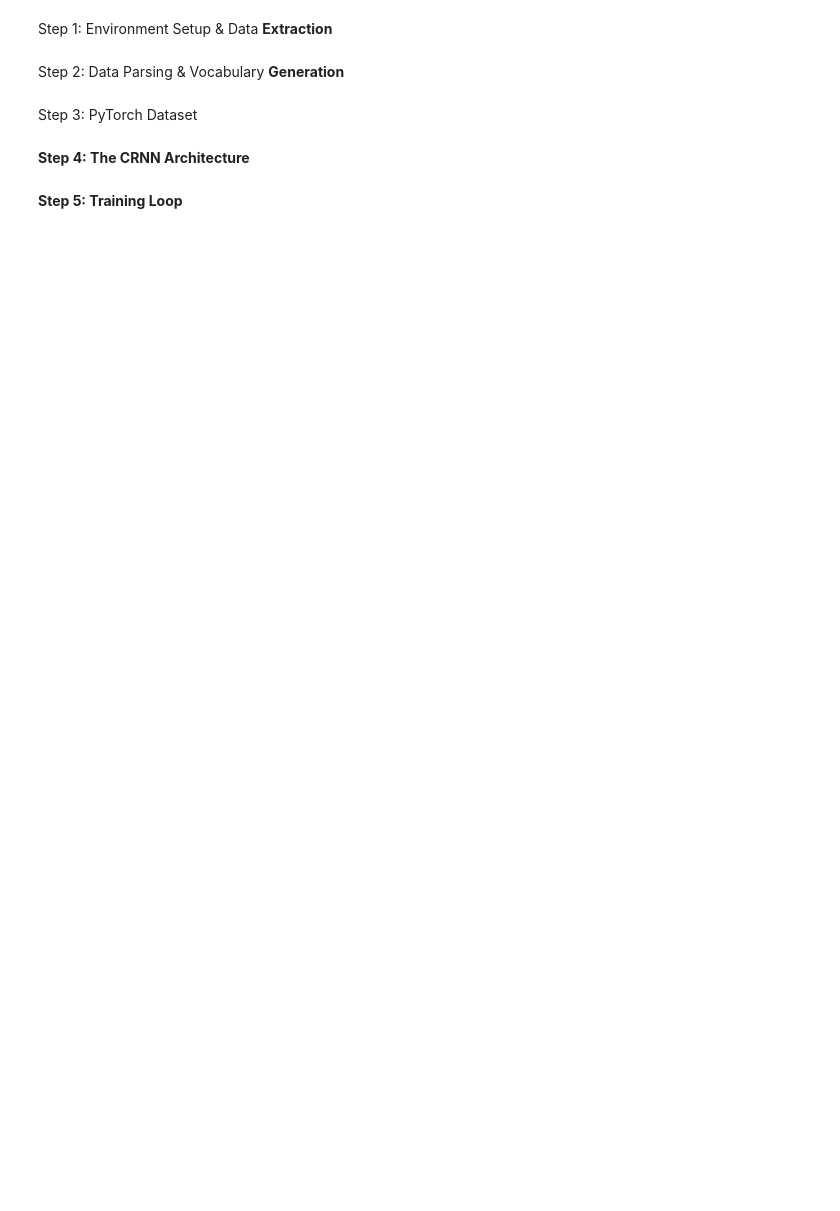
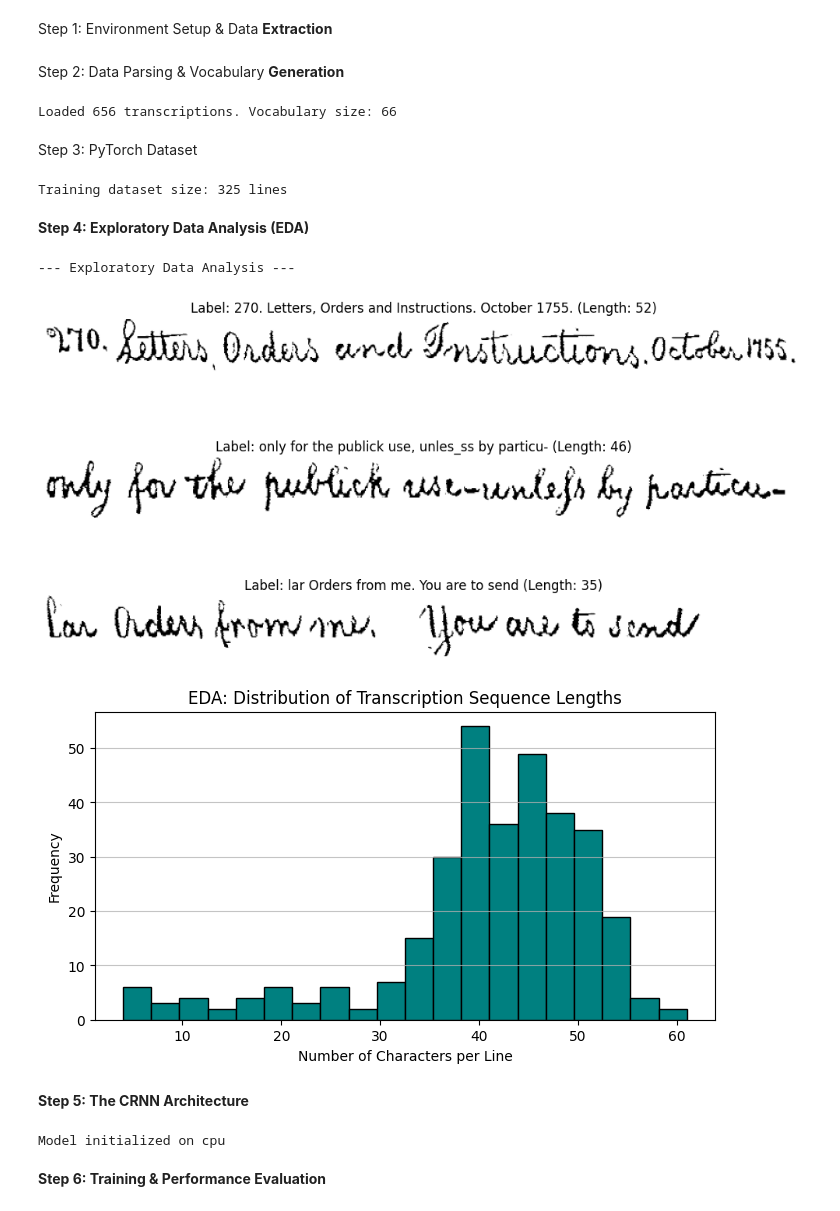
Before and after one commit to ANAS-Y/Handwriting-Recognition-Model, a Jupyter notebook: Handwritten.ipynb, the cells around one changed output. Saved outputs shown, nothing was run; the diff lists cells and outputs as text; code cells hidden in the pictures; blank space fills up the shorter version.

Commit message:
Updated using Colab

```diff
--- a/Handwritten.ipynb
+++ b/Handwritten.ipynb
@@ -44,11 +44,12 @@ def decode_transcription(encoded_str):
 
     return " ".join(decoded_words)
 
-# Read transcriptions
+# Read transcriptions from the ground_truth directory
+transcription_path = '/content/washingtondb/washingtondb-v1.0/ground_truth/transcription.txt'
 transcriptions = {}
 vocab = set()
 
-with open('/content/washingtondb/transcription.txt', 'r') as f:
+with open(transcription_path, 'r') as f:
     for line in f:
         line = line.strip()
         if not line: continue
@@ -65,6 +66,9 @@ chars = sorted(list(vocab))
 char_to_idx = {char: idx + 1 for idx, char in enumerate(chars)}
 idx_to_char = {idx + 1: char for idx, char in enumerate(chars)}
 NUM_CLASSES = len(chars) + 1 # +1 for CTC blank token
+print(f"Loaded {len(transcriptions)} transcriptions. Vocabulary size: {NUM_CLASSES}")
+# %% [output]
+Loaded 656 transcriptions. Vocabulary size: 66
 # %% [markdown]
 Step 3: PyTorch Dataset
 # %%
@@ -76,14 +80,12 @@ class WashingtonDataset(Dataset):
         self.char_to_idx = char_to_idx
         self.transform = transform
 
-        # Read the split file (train.txt, valid.txt, or test.txt)
+        # Read the split file (e.g., cv1/train.txt)
         with open(split_file, 'r') as f:
             valid_ids = [line.strip() for line in f if line.strip()]
 
         for img_id in valid_ids:
             if img_id in transcriptions:
-                # Assuming images are stored in a 'data/line_images_normalized' folder
-                # Adjust path based on exact zip extraction structure
                 img_path = os.path.join(img_dir, f"{img_id}.png")
                 if os.path.exists(img_path):
                     self.img_paths.append(img_path)
@@ -96,7 +98,7 @@ class WashingtonDataset(Dataset):
         # Read image in grayscale
         img = cv2.imread(self.img_paths[idx], cv2.IMREAD_GRAYSCALE)
 
-        # Resize to fixed height (e.g., 64) and fixed width (e.g., 800)
+        # Resize to fixed height (64) and fixed width (800)
         # Pad with white background (255) to preserve aspect ratio
         target_h, target_w = 64, 800
         h, w = img.shape
@@ -132,14 +134,52 @@ def collate_fn(batch):
 
     return images, targets, input_lengths, target_lengths
 
-# Instantiate Loaders
-IMG_DIR = '/content/washingtondb/data/line_images_normalized' # Verify exact path
-train_dataset = WashingtonDataset('/content/washingtondb/train.txt', IMG_DIR, transcriptions, char_to_idx)
+# Instantiate Loaders using the updated directory structures
+IMG_DIR = '/content/washingtondb/washingtondb-v1.0/data/line_images_normalized'
+TRAIN_SPLIT = '/content/washingtondb/washingtondb-v1.0/sets/cv1/train.txt'
+
+train_dataset = WashingtonDataset(TRAIN_SPLIT, IMG_DIR, transcriptions, char_to_idx)
 train_loader = DataLoader(train_dataset, batch_size=16, shuffle=True, collate_fn=collate_fn)
+print(f"Training dataset size: {len(train_dataset)} lines")
+# %% [output]
+Training dataset size: 325 lines
+# %% [markdown]
+**Step 4: Exploratory Data Analysis (EDA)**
+# %%
+# Cell 4: Exploratory Data Analysis
+print("--- Exploratory Data Analysis ---")
+
+# 1. Visualize Image Samples
+fig, axes = plt.subplots(3, 1, figsize=(10, 6))
+for i in range(3):
+    img_tensor, label_tensor, seq_len = train_dataset[i]
+    # Denormalize image from [-1, 1] back to [0, 255] for plotting
+    img_np = ((img_tensor[0].numpy() + 1.0) * 127.5).astype(np.uint8)
+    label_str = "".join([idx_to_char[idx.item()] for idx in label_tensor])
+
+    axes[i].imshow(img_np, cmap='gray')
+    axes[i].set_title(f"Label: {label_str} (Length: {seq_len})")
+    axes[i].axis('off')
+plt.tight_layout()
+plt.show()
+
+# 2. Analyze Sequence Length Distribution
+seq_lengths = [len(label) for label in train_dataset.labels]
+plt.figure(figsize=(8, 4))
+plt.hist(seq_lengths, bins=20, color='teal', edgecolor='black')
+plt.title('EDA: Distribution of Transcription Sequence Lengths')
+plt.xlabel('Number of Characters per Line')
+plt.ylabel('Frequency')
+plt.grid(axis='y', alpha=0.75)
+plt.show()
+# %% [output]
+--- Exploratory Data Analysis ---
+[figure, added]
+[figure, added]
 # %% [markdown]
-**Step 4: The CRNN Architecture**
+**Step 5: The CRNN Architecture**
 # %%
-# Cell 4: Model Definition
+# Cell 5: Model Definition
 class CRNN(nn.Module):
     def __init__(self, num_classes, hidden_size=256):
         super(CRNN, self).__init__()
@@ -180,6 +220,9 @@ class CRNN(nn.Module):
 # Initialize Model
 device = torch.device('cuda' if torch.cuda.is_available() else 'cpu')
 model = CRNN(NUM_CLASSES).to(device)
+print(f"Model initialized on {device}")
+# %% [output]
+Model initialized on cpu
 # %% [markdown]
-**Step 5: Training Loop**
+**Step 6: Training & Performance Evaluation**
 # %%
```
Also changed, not shown: parts of 2 cells of this notebook.
